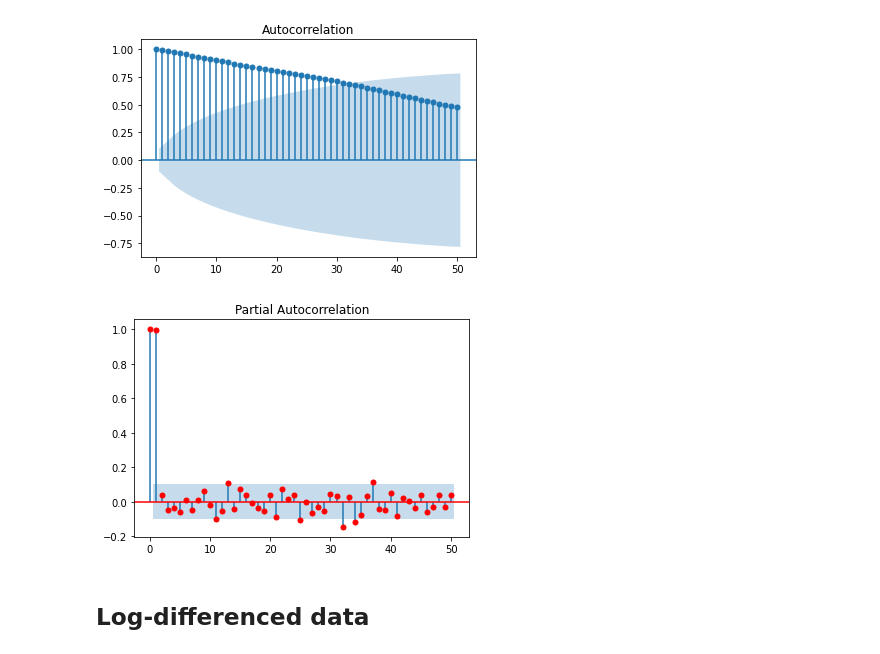
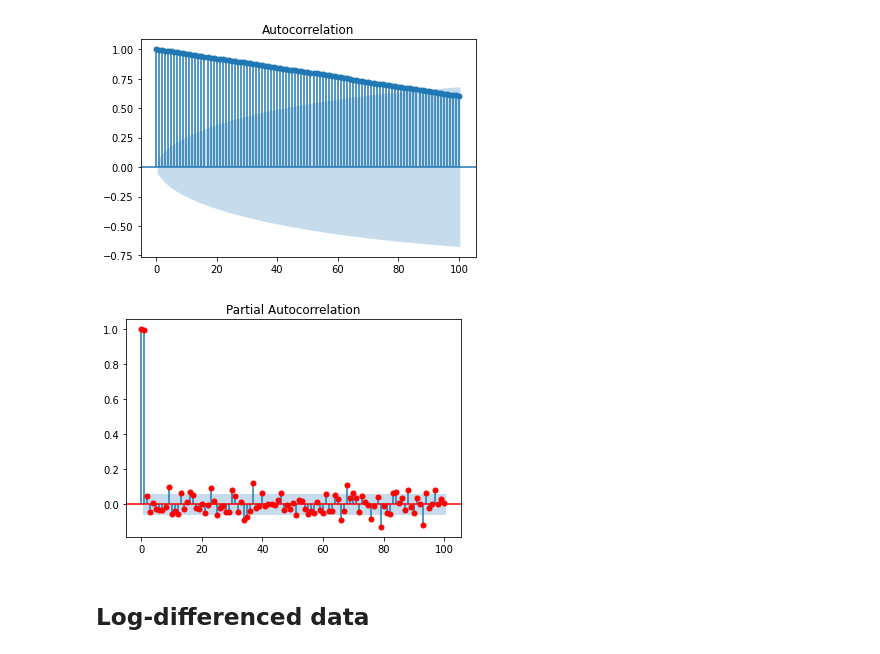
Before and after one commit to omarbelhaj99/cryptocurrency_trading, a Jupyter notebook: notebooks/timeseriesbaseline.ipynb, the cells around one changed output. Saved outputs shown, nothing was run; the diff lists cells and outputs as text; code cells hidden in the pictures.

```diff
--- a/notebooks/timeseriesbaseline.ipynb
+++ b/notebooks/timeseriesbaseline.ipynb
@@ -51,8 +51,8 @@ df_2
 1827 rows × 2 columns
 # %%
-date = pd.to_datetime('2020-09-01')
+date = pd.to_datetime('2018-09-01')
 # %%
-df_lastyear = df_2[df_2['date']>date]
+df_3years = df_2[df_2['date']>date]
 # %%
-df_lastyear = df_lastyear.set_index('date')
+df_3years = df_3years.set_index('date')
 # %%
@@ -94,11 +94,11 @@ p-value:  2.616582663401252e-06
 # %%
 from statsmodels.graphics.tsaplots import plot_acf, plot_pacf
 # %%
-plot_acf(df_lastyear['adjClose'], lags=50);
-plot_pacf(df_lastyear['adjClose'], lags=50, c='r');
+plot_acf(df_3years['adjClose'], lags=100);
+plot_pacf(df_3years['adjClose'], lags=100, c='r');
 # %% [output]
-[figure, old version]
+[figure, new version]
-[figure, old version]
+[figure, new version]
 # %% [markdown]
 ## Log-differenced data
 # %%
```
Also changed, not shown: parts of 49 cells of this notebook, 12 other files.
